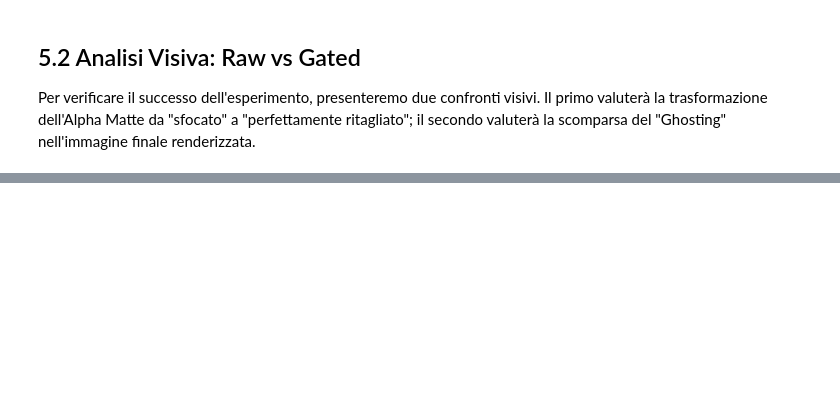
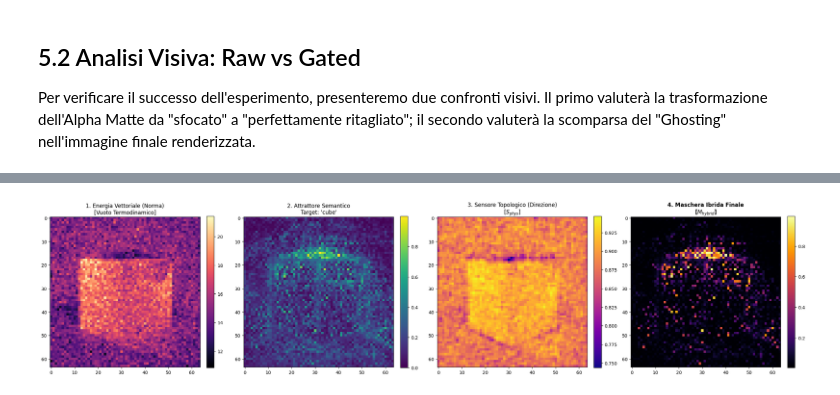
Before and after one commit to PtrTella/FlowStitch, a Jupyter notebook: local_analysis/05_statistical_energy_gating.ipynb, the cells around one changed output, grey strips where cells are left out. Drawn from its saved outputs; the diff is of its cells as text; code cells hidden in the pictures; blank space fills up the shorter version.

Commit message:
refactor: replace topological analysis with semantic-physical coupling and consolidate research documentation into LaTeX format

```diff
--- a/local_analysis/05_statistical_energy_gating.ipynb
+++ b/local_analysis/05_statistical_energy_gating.ipynb
@@ -79,0 +180,80 @@ plt.show()
+# %%
+
+# ==========================================
+# PIPELINE DI ESECUZIONE E PREPARAZIONE DATI
+# ==========================================
+def run_supervised_hybrid_pipeline(db_path: str, word_to_isolate: str, manual_tokens: list = None):
+    decoder = SupervisedHybridDecoder(k=12.0, lambda_val=0.45)
+
+    # 1. CARICAMENTO METADATI E DATI GREZZI
+    with open(os.path.join(db_path, "metadata.json"), "r") as f:
+        target_prompt = json.load(f)["prompt"]
+    print(f"Prompt caricato: '{target_prompt}'")
+
+    attn_data = torch.load(os.path.join(db_path, "attention_maps.pt"), map_location="cpu", weights_only=False)
+    v_data = torch.load(os.path.join(db_path, "v0_velocity.pt"), map_location="cpu", weights_only=True)
+
+    # 2. PULIZIA E RESHAPING (Unpatchify Robusto)
+    # -- Attenzione: estraiamo il layer, togliamo il batch -> [Heads, 4096, Text_Seq]
+    attn_tensor = attn_data['layer_10'].to(torch.float32).squeeze(0)
+
+    # -- Velocità: togliamo il batch, ricostruiamo griglia e spostiamo i canali in testa -> [C, H, W]
+    H = W = int(v_data.shape[1] ** 0.5)          # v_data ha shape [1, Seq_Len, C] (es. [1, 4096, C])
+    v_t = v_data.to(torch.float32).squeeze(0).view(H, W, -1).permute(2, 0, 1)
+
+    # 3. ESECUZIONE MATEMATICA
+    M_hybrid, S_sem, S_phys = decoder(
+        attn_tensor=attn_tensor,
+        v_t=v_t,
+        prompt=target_prompt,
+        target_word=word_to_isolate,
+        spatial_shape=(H,W),
+        manual_tokens=manual_tokens
+    )
+
+    # --- VISUALIZZAZIONE ---
+    plt.style.use('default')
+    fig, axs = plt.subplots(1, 4, figsize=(24, 6))
+
+    im0 = axs[0].imshow(torch.norm(v_t, dim=0).cpu().numpy(), cmap='magma')
+    axs[0].set_title("1. Energia Vettoriale (Norma)\n[Vuoto Termodinamico]", fontsize=12)
+    fig.colorbar(im0, ax=axs[0], fraction=0.046, pad=0.04)
+
+    im1 = axs[1].imshow(S_sem.cpu().numpy(), cmap='viridis')
+    axs[1].set_title(f"2. Attrattore Semantico\nTarget: '{word_to_isolate}'", fontsize=12)
+    fig.colorbar(im1, ax=axs[1], fraction=0.046, pad=0.04)
+
+    im2 = axs[2].imshow(S_phys.cpu().numpy(), cmap='plasma')
+    axs[2].set_title("3. Sensore Topologico (Direzione)\n[$S_{phys}$]", fontsize=12)
+    fig.colorbar(im2, ax=axs[2], fraction=0.046, pad=0.04)
+
+    im3 = axs[3].imshow(M_hybrid.cpu().numpy(), cmap='inferno')
+    axs[3].set_title("4. Maschera Ibrida Finale\n[$M_{hybrid}$]", fontsize=12, fontweight='bold')
+    fig.colorbar(im3, ax=axs[3], fraction=0.046, pad=0.04)
+
+    plt.tight_layout()
+    plt.show()
+
+    return M_hybrid
+
+maschera = run_supervised_hybrid_pipeline(
+    db_path="../data/dataset_v1/a_red_cube",
+    word_to_isolate="cube"
+)
+maschera = run_supervised_hybrid_pipeline(
+    db_path="../data/dataset_v1/a_blue_sphere",
+    word_to_isolate="sphere"
+)
+maschera = run_supervised_hybrid_pipeline(
+    db_path="../data/dataset_v1/a_yellow_pyramid",
+    word_to_isolate="pyramid"
+)
+maschera = run_supervised_hybrid_pipeline(
+    db_path="../data/dataset_v1/a_blue_cube_and_a_red_sphere",
+    word_to_isolate="cube"
+)
+maschera = run_supervised_hybrid_pipeline(
+    db_path="../data/dataset_v1/a_blue_cube_and_a_red_sphere",
+    word_to_isolate="sphere"
+)
+# %% [output]
@@ -79,0 +262 @@ plt.show()
+[figure, added]
```
Also changed, not shown: parts of 18 cells of this notebook, 19 other files.
